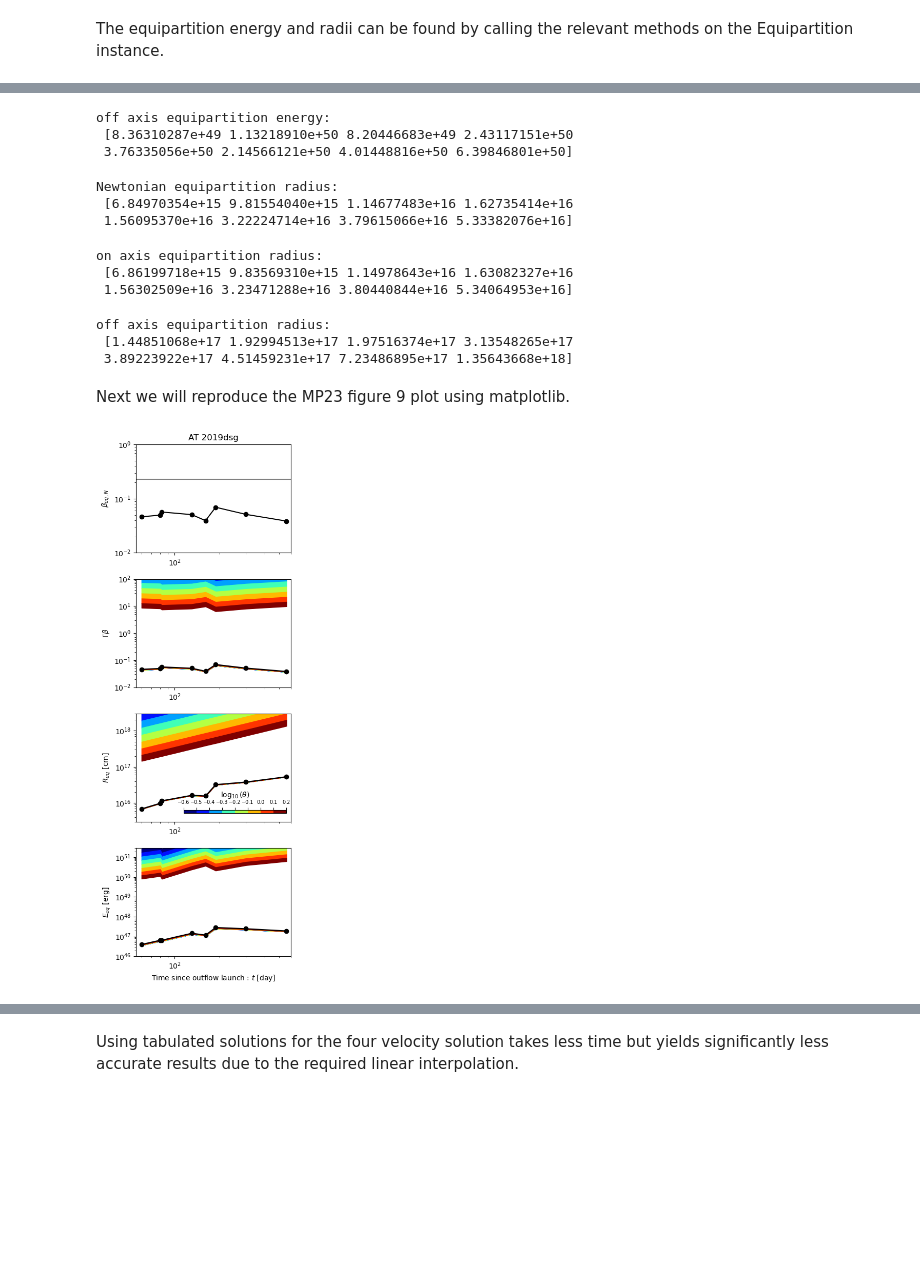
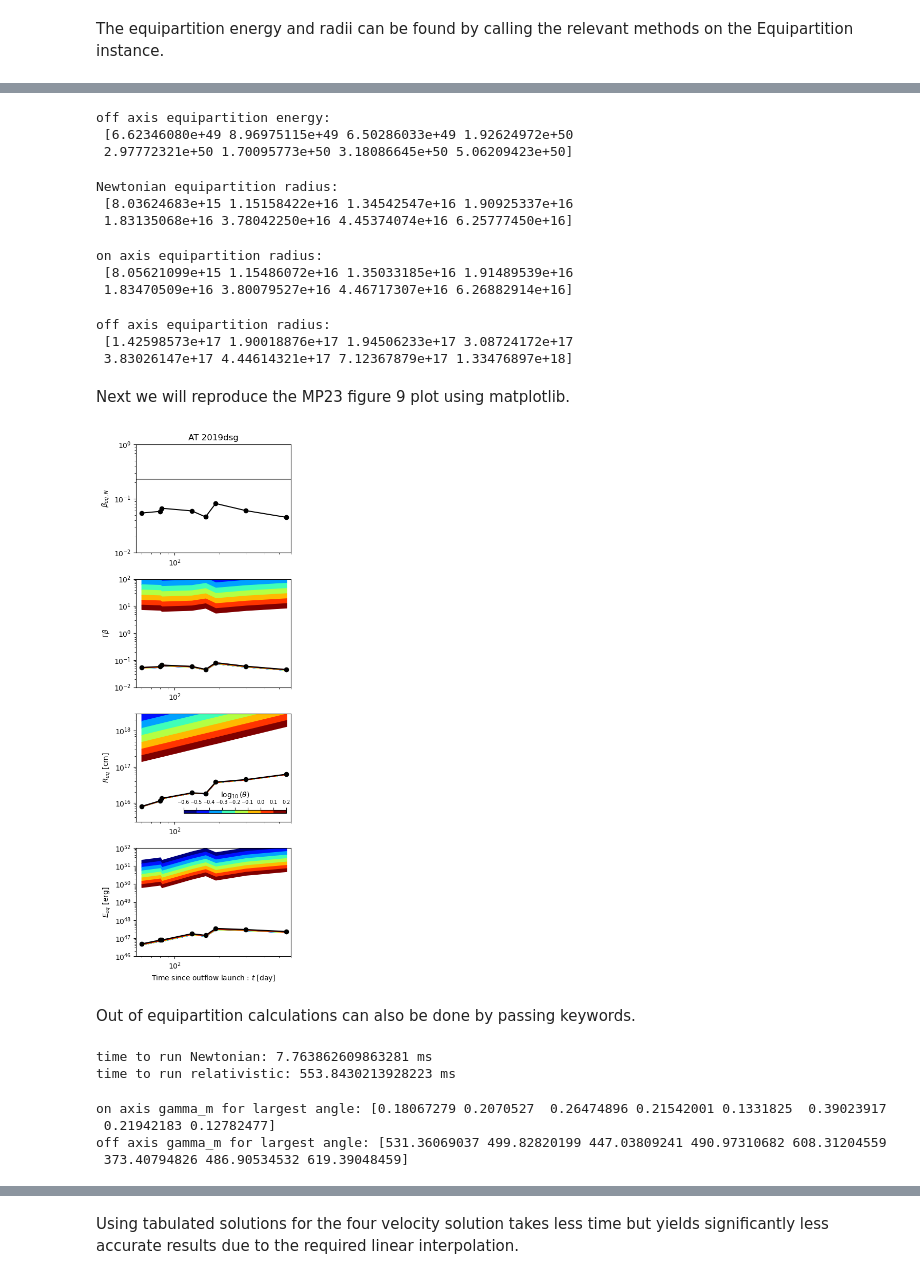
Before and after one commit to rohdog2003/equipartition, a Jupyter notebook: demos/demo.ipynb, the cells around one changed output, grey strips where cells are left out. Cells and saved outputs as stored; diff of their text form; code cells hidden in the pictures; blank space fills up the shorter version.

```diff
--- a/demos/demo.ipynb
+++ b/demos/demo.ipynb
@@ -25,3 +25,7 @@ fileName = "Cendes_et_al_2021.xlsx" # Table 2 data AT 2019dsg of Cendes et al 20
 data_pd = pd.read_excel(fileName)
 data = data_pd.to_numpy()
 data_pd
+
+p = 2.7
+epse = 0.1
+epsB = epse/(11/2*(p + 1))
@@ -57,7 +49,7 @@ time in days:
 # %%
 start = time.time()
 
-equip_Newtonian = Equipartition(FpmJy, nup10, tdays, z, 0, newtonian = True, corr = False)
+equip_Newtonian = Equipartition(FpmJy, nup10, tdays, z, 0, newtonian = True, p = p, corr = False)
 
 end = time.time()
 
@@ -65,8 +57,8 @@ print("time to run Newtonian:", (end - start) * 1000, "ms")
 
 start = time.time()
 
-equip_onAxis = [Equipartition(FpmJy, nup10, tdays, z, thet, newtonian = False, onAxis = True, corr = False) for thet in theta] # solving ~70 four velocities
-equip_offAxis = [Equipartition(FpmJy, nup10, tdays, z, thet, newtonian = False, onAxis = False, corr = False) for thet in theta] # solving ~70 four velocities
+equip_onAxis = [Equipartition(FpmJy, nup10, tdays, z, thet, newtonian = False, onAxis = True, p = p, corr = False) for thet in theta] # solving ~70 four velocities
+equip_offAxis = [Equipartition(FpmJy, nup10, tdays, z, thet, newtonian = False, onAxis = False, p = p, corr = False) for thet in theta] # solving ~70 four velocities
 
 end = time.time()
 print("time to run relativistic:", (end - start) * 1000, "ms")
@@ -91,26 +83,26 @@ on axis equipartition energy:
 energyeq_offAxisLargestAngle = equip_offAxis[-1].energyeq(); print("off axis equipartition energy:\n", energyeq_offAxisLargestAngle)
 # %% [output]
 off axis equipartition energy:
- [8.36310287e+49 1.13218910e+50 8.20446683e+49 2.43117151e+50
- 3.76335056e+50 2.14566121e+50 4.01448816e+50 6.39846801e+50]
+ [6.62346080e+49 8.96975115e+49 6.50286033e+49 1.92624972e+50
+ 2.97772321e+50 1.70095773e+50 3.18086645e+50 5.06209423e+50]
 # %%
 Req_Newtonian = equip_Newtonian.Req(); print("Newtonian equipartition radius:\n", Req_Newtonian)
 # %% [output]
 Newtonian equipartition radius:
- [6.84970354e+15 9.81554040e+15 1.14677483e+16 1.62735414e+16
- 1.56095370e+16 3.22224714e+16 3.79615066e+16 5.33382076e+16]
+ [8.03624683e+15 1.15158422e+16 1.34542547e+16 1.90925337e+16
+ 1.83135068e+16 3.78042250e+16 4.45374074e+16 6.25777450e+16]
 # %%
 Req_onAxisLargestAngle = equip_onAxis[-1].Req(); print("on axis equipartition radius:\n", Req_onAxisLargestAngle)
 # %% [output]
 on axis equipartition radius:
- [6.86199718e+15 9.83569310e+15 1.14978643e+16 1.63082327e+16
- 1.56302509e+16 3.23471288e+16 3.80440844e+16 5.34064953e+16]
+ [8.05621099e+15 1.15486072e+16 1.35033185e+16 1.91489539e+16
+ 1.83470509e+16 3.80079527e+16 4.46717307e+16 6.26882914e+16]
 # %%
 Req_offAxisLargestAngle = equip_offAxis[-1].Req(); print("off axis equipartition radius:\n", Req_offAxisLargestAngle)
 # %% [output]
 off axis equipartition radius:
- [1.44851068e+17 1.92994513e+17 1.97516374e+17 3.13548265e+17
- 3.89223922e+17 4.51459231e+17 7.23486895e+17 1.35643668e+18]
+ [1.42598573e+17 1.90018876e+17 1.94506233e+17 3.08724172e+17
+ 3.83026147e+17 4.44614321e+17 7.12367879e+17 1.33476897e+18]
 # %% [markdown]
 Next we will reproduce the MP23 figure 9 plot using matplotlib.
 # %%
@@ -157,32 +149,64 @@ for i in range(0, len(theta) - 1):
     ax2.fill_between(tdays, equip_offAxis[i].gammaBeta(), equip_offAxis[i + 1].gammaBeta(), color = cmap(norm(np.log10(theta[i])/2 + np.log10(theta[i + 1])/2)))
 
 #plt.subplot(4, 1, 3)
 ax3.set_xscale("log")
 ax3.set_xlim(xleft, xright)
 ax3.set_yscale("log")
 ax3.set_ylim(3e15, 3e18)
 ax3.set_ylabel(r"$R_{eq}$ [cm]")
 ax3.plot(tdays, equip_Newtonian.Req(), color = "k", marker = "o")
 for i in range(0, len(theta) - 1):
     ax3.fill_between(tdays, equip_onAxis[i].Req(), equip_onAxis[i + 1].Req(), color = cmap(norm(np.log10(theta[i])/2 + np.log10(theta[i + 1])/2)))
     ax3.fill_between(tdays, equip_offAxis[i].Req(), equip_offAxis[i + 1].Req(), color = cmap(norm(np.log10(theta[i])/2 + np.log10(theta[i + 1])/2)))
 
 #plt.subplot(4, 1, 4)
 ax4.set_xscale("log")
 ax4.set_xlim(xleft, xright)
 ax4.set_yscale("log")
 ax4.set_xlabel(r"Time since outflow launch : $t$ [day]")
-ax4.set_ylim(1e46, 3e51)
+ax4.set_ylim(1e46, 1e52)
 ax4.set_ylabel(r"$E_{eq}$ [erg]")
 ax4.plot(tdays, equip_Newtonian.energyeq(), color = "k", marker = "o")#, lw = 0.5)
 for i in range(0, len(theta) - 1):
     ax4.fill_between(tdays, equip_onAxis[i].energyeq(), equip_onAxis[i + 1].energyeq(), color = cmap(norm(np.log10(theta[i])/2 + np.log10(theta[i + 1])/2)))
     ax4.fill_between(tdays, equip_offAxis[i].energyeq(), equip_offAxis[i + 1].energyeq(), color = cmap(norm(np.log10(theta[i])/2 + np.log10(theta[i + 1])/2)))
 
 #plt.colorbar.ColorbarBase(ax2, cmap=cmap, norm=norm, spacing='proportional', ticks=bounds, boundaries=bounds, format='%1i')
 plt.tight_layout()
 cax = fig.add_axes([0.44, 0.315, 0.5, 0.005])
 cbar = plt.colorbar(matplotlib.cm.ScalarMappable(norm = norm, cmap = cmap), cax = cax, orientation = "horizontal", label = r"$\log_{10}(\theta)$", location = "top")
 cbar.ax.tick_params(labelsize=7)
+
+plt.savefig("MP23.svg")
+plt.savefig("MP23.png")
 # %% [output]
-[figure, old version]
+[figure, new version]
+# %% [markdown]
+Out of equipartition calculations can also be done by passing keywords.
+# %%
+start = time.time()
+
+equip_Newtonian = Equipartition(FpmJy, nup10, tdays, z, 0, newtonian = True, epse = epse, epsB = epsB, p = p, corr = True) #gammaM_newtonian = 0.2)
+
+end = time.time()
+
+print("time to run Newtonian:", (end - start) * 1000, "ms")
+
+start = time.time()
+
+equip_onAxis = [Equipartition(FpmJy, nup10, tdays, z, thet, newtonian = False, onAxis = True, epse = epse, epsB = epsB, p = p, corr = True) for thet in theta] # solving ~70 four velocities
+equip_offAxis = [Equipartition(FpmJy, nup10, tdays, z, thet, newtonian = False, onAxis = False, epse = epse, epsB = epsB, p = p, corr = True) for thet in theta] # solving ~70 four velocities
+
+end = time.time()
+print("time to run relativistic:", (end - start) * 1000, "ms")
+# %% [output]
+time to run Newtonian: 7.763862609863281 ms
+time to run relativistic: 553.8430213928223 ms
+# %%
+print("on axis gamma_m for largest angle:", equip_onAxis[-1].gammaM())
+print("off axis gamma_m for largest angle:", equip_offAxis[-1].gammaM())
+# %% [output]
+on axis gamma_m for largest angle: [0.18067279 0.2070527  0.26474896 0.21542001 0.1331825  0.39023917
+ 0.21942183 0.12782477]
+off axis gamma_m for largest angle: [531.36069037 499.82820199 447.03809241 490.97310682 608.31204559
+ 373.40794826 486.90534532 619.39048459]
```
Also changed, not shown: parts of 6 cells of this notebook, 1 other file.
